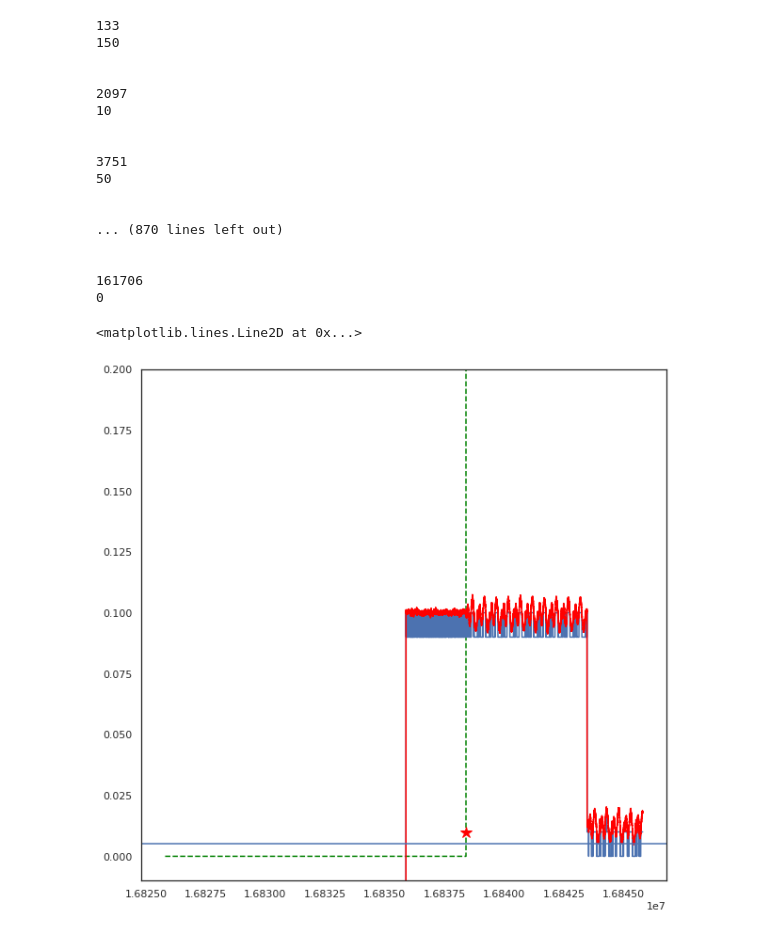
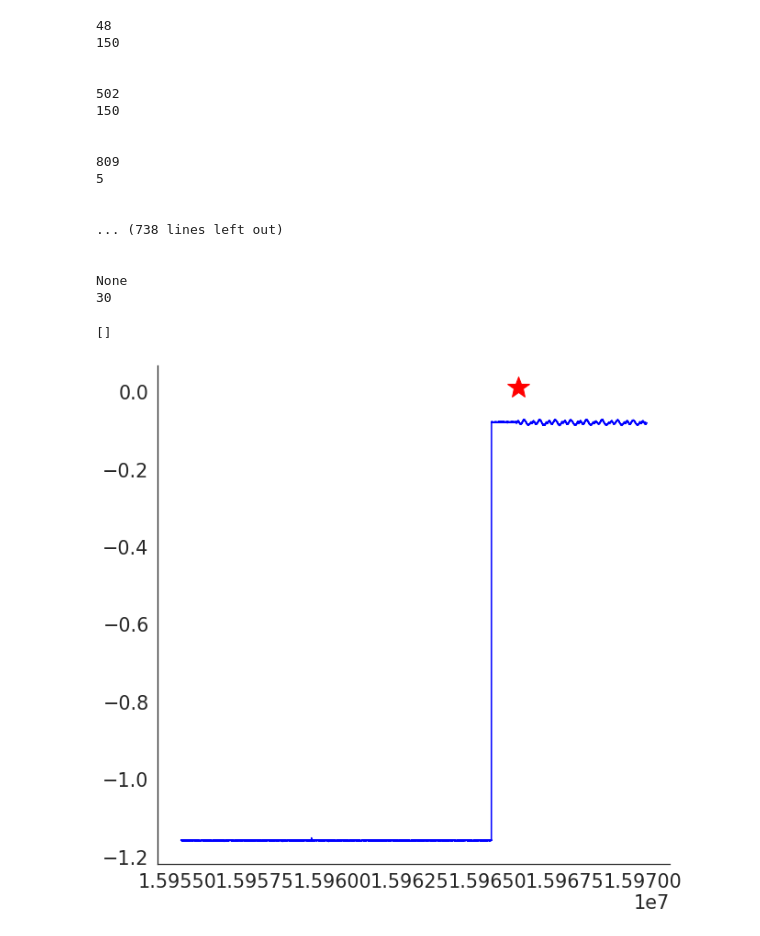
Before and after one commit to Packer-Lab/Vape, a Jupyter notebook: jupyter/preprocessing/test_spiral_alignment.ipynb, the cells around one changed output. Saved outputs shown, nothing was run; the diff lists cells and outputs as text; code cells hidden in the pictures.

```diff
--- a/jupyter/preprocessing/test_spiral_alignment.ipynb
+++ b/jupyter/preprocessing/test_spiral_alignment.ipynb
@@ -21,7 +33,7 @@ mice_dicts = [
 ]
 
 mice_dicts = [
-            {'mouse_id': 'J065', 'run_numbers': [14], 'runs': []} ]
+            {'mouse_id': 'J063', 'run_numbers': [8], 'runs': []} ]
 # %%
 for mouse_dict in mice_dicts:
     for run_number in mouse_dict['run_numbers']:
@@ -35,6 +47,7 @@ for mouse_dict in mice_dicts:
         mouse_dict['runs'].append(run)
 # %%
 run = mice_dicts[0]['runs'][0]
+run.x_galvo_uncaging[0:int(0.145088e8)] = -1
 # %%
 run.__dict__.keys()
 # %% [output]
@@ -176,7 +191,7 @@ for i, start in enumerate(trial_start):
 # stack overflow flatten list of lists
 #bad_frames = [item for sublist in bad_frames for item in sublist]
 # %%
-for frame, subset in zip(bad_frames, Subsets(run).trial_subsets):
+for frame, subset in zip(trial_starts, Subsets(run).trial_subsets):
     if frame is None:
         print(None)
     else:
@@ -185,23 +200,23 @@ for frame, subset in zip(bad_frames, Subsets(run).trial_subsets):
     print(subset)
     print('\n')
 # %% [output]
-133
+48
 150
 
 
-2097
-10
+502
+150
 
 
-3751
-50
+809
+5
 
 
-... (870 lines left out)
+... (738 lines left out)
 
 
-161706
-0
+None
+30
 # %%
 def get_spiral_start(x_galvo, debounce_time):
 
@@ -222,7 +237,7 @@ def get_spiral_start(x_galvo, debounce_time):
     # Threshold above which to determine signal as onset of square pulse
     square_thresh = 0.02
     # Threshold above which to consider signal a spiral (empirically determined)
-    diff_thresh = 10
+    diff_thresh = 5
 
     # remove noise from parked galvo signal
     x_galvo[x_galvo < -0.5] = -0.6
@@ -242,33 +257,42 @@ def get_spiral_start(x_galvo, debounce_time):
         return None
     else:
         # Debounce to remove spirals that are not the onset of the trial
+        square_start = uf.threshold_detect(x_galvo, -0.5)
         spiral_start = spiral_start[np.hstack((np.inf, np.diff(spiral_start))) > debounce_time]
-        n_squares = len(uf.threshold_detect(x_galvo, -0.5))
-        assert len(spiral_start) == n_squares, \
-        'spiral_start has len {} but there are {} square pulses'.format(len(spiral_start), n_squares)
-        return spiral_start, x_galvo
+        n_squares = len(square_start)
+        if len(spiral_start) != n_squares:
+            #print(len(spiral_start))
+            #print(n_squares)
+
+            for sp, sq in zip(spiral_start, uf.threshold_detect(x_galvo, -0.5)):
+                print(sp-sq)
+        #assert len(spiral_start) == n_squares, \
+        #'spiral_start has len {} but there are {} square pulses'.format(len(spiral_start), n_squares)
+        return spiral_start, x_galvo, square_start
 # %%
-spiral_start, x_galvo = get_spiral_start(run.x_galvo_uncaging, run.paq_rate*6)
+spiral_start, x_galvo, square_start = get_spiral_start(run.x_galvo_uncaging, run.paq_rate*3)
 # %%
 trial_num = 3
+
 plt.figure(figsize=(10,10))
 
-start_fig = trial_start[trial_num]-10000
-end_fig = trial_start[trial_num]+10000
+start_fig = square_start[trial_num]-10000
+end_fig = square_start[trial_num]+5000
 
 snip_idx = np.arange(start_fig, end_fig)
 
 snip_raster = lambda arr: arr[(arr>start_fig) & (arr<end_fig)]
 
-plt.plot(snip_idx, diffed[snip_idx] , '--', color='green')
+#plt.plot(snip_idx, diffed[snip_idx] , '--', color='green')
 
-uf.raster_plot(snip_raster(spiral_start), y_pos=0.01, marker='*', color='red')
-plt.plot(snip_idx, x_galvo[snip_idx])
-plt.plot(snip_idx, run.x_galvo_uncaging[snip_idx], color='red')
-uf.raster_plot(snip_raster(paqio_frames), y_pos=10)
+uf.raster_plot(snip_raster(spiral_start), y_pos=0.01, marker='*',
+               markersize=25, color='red')
+#plt.plot(snip_idx, x_galvo[snip_idx], color='blue')
+plt.plot(snip_idx, run.x_galvo_uncaging[snip_idx], color='blue')
+#uf.raster_plot(snip_raster(paqio_frames), y_pos=10)
 plt.plot()
-plt.ylim(-0.01,0.2)
-plt.axhline(0.005)
+#plt.ylim(-0.2,0)
+#plt.axhline(0.005)
 # %% [output]
-<matplotlib.lines.Line2D at 0x...>
+[]
-[figure, old version]
+[figure, new version]
```
Also changed, not shown: parts of 17 cells of this notebook, 8 other files.
